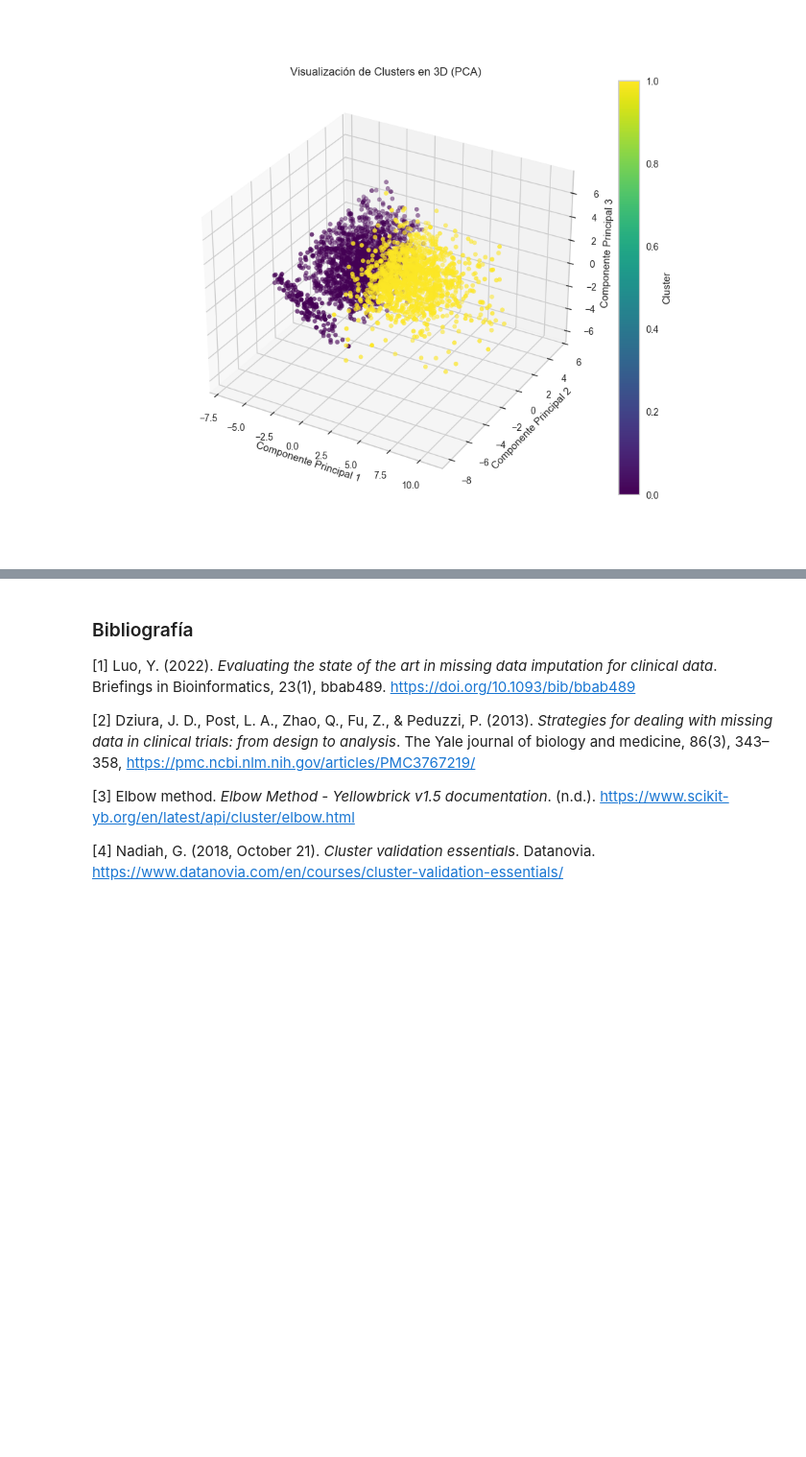
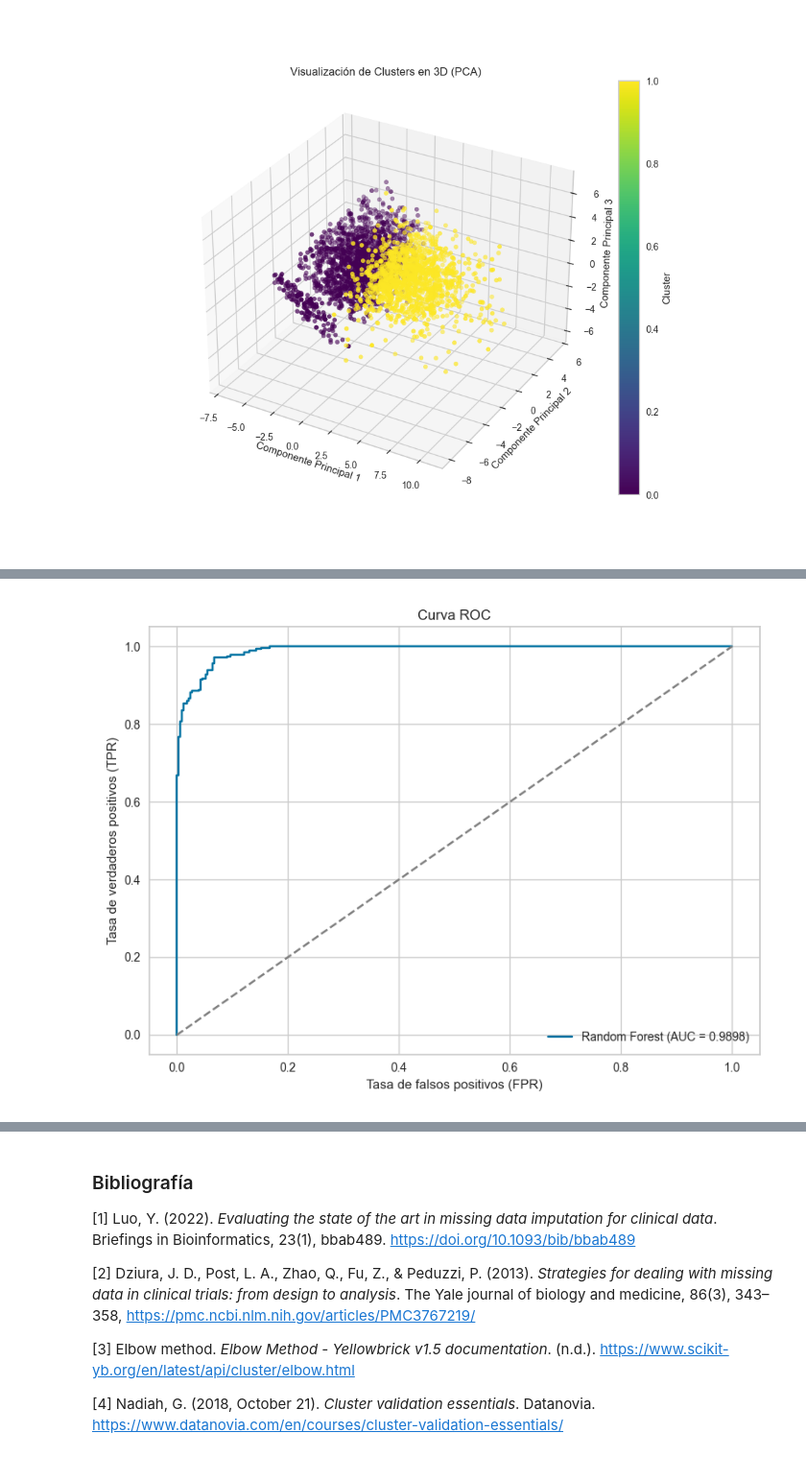
Before and after one commit to Carmoruda/Data_Mining, a Jupyter notebook: LAB_FINAL/Practica_Final_GRUPOC5.ipynb, the cells around one changed output, grey strips where cells are left out. Shown at 96% size. Saved outputs shown, nothing was run; the diff lists cells and outputs as text; code cells hidden in the pictures; blank space fills up the shorter version.

```diff
--- a/LAB_FINAL/Practica_Final_GRUPOC5.ipynb
+++ b/LAB_FINAL/Practica_Final_GRUPOC5.ipynb
@@ -313,0 +492,36 @@ plt.show()
+# %%
+# Obtenemos las probabilidades predichas para la clase 1 (inicio tardío)
+# predict_proba devuelve la probabilidad de pertenecer a cada clase;
+# [:, 1] extrae las de la clase positiva (1)
+y_prob = modelo_rf.predict_proba(X_prueba)[:, 1]
+
+# Calculamos los valores necesarios para la curva ROC
+tasa_falsos_positivos, tasa_verdaderos_positivos, umbral_decision = roc_curve(y_prueba, y_prob)
+
+# Calculamos el área bajo la curva (AUC)
+# El AUC mide la capacidad del modelo para distinguir entre clases:
+# cuanto más cerca de 1, mejor rendimiento
+roc_auc = auc(tasa_falsos_positivos, tasa_verdaderos_positivos)
+
+# Creamos una nueva figura para la curva ROC
+plt.figure(figsize=(8, 6))
+
+# Dibujamos la curva ROC con los valores calculados
+# La línea representa el desempeño del modelo a distintos umbrales
+plt.plot(tasa_falsos_positivos, tasa_verdaderos_positivos, label=f'Random Forest (AUC = {roc_auc:.4f})')
+
+# Línea diagonal de referencia (modelo aleatorio)
+# Esta línea representa una clasificación aleatoria, con AUC = 0.5
+plt.plot([0, 1], [0, 1], linestyle='--', color='gray')
+
+# Añadimos título y etiquetas a los ejes
+plt.title("Curva ROC")
+plt.xlabel("Tasa de falsos positivos (FPR)")
+plt.ylabel("Tasa de verdaderos positivos (TPR)")
+
+plt.legend()
+plt.grid(True)
+plt.tight_layout()
+plt.show()
+# %% [output]
+[figure, added]
```
Also changed, not shown: parts of 15 cells of this notebook.
